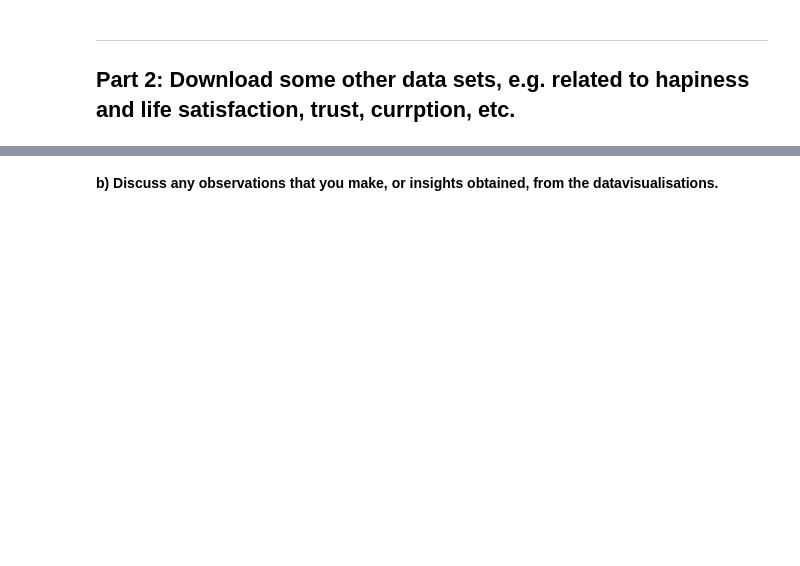
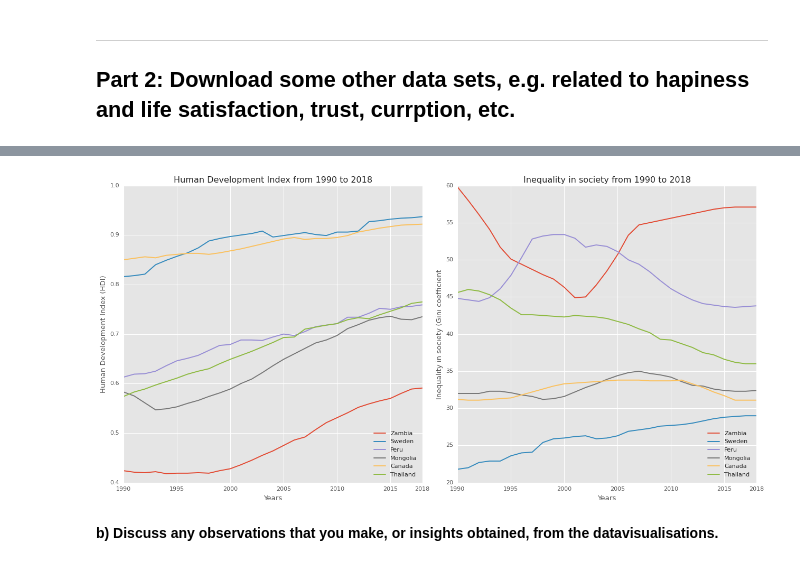
Before and after one commit to captainbalbin/dat405, a Jupyter notebook: assignments/assignment-1/notebook.ipynb, the cells around one changed output, grey strips where cells are left out. Drawn from its saved outputs; the diff is of its cells as text; code cells hidden in the pictures; blank space fills up the shorter version.

```diff
--- a/assignments/assignment-1/notebook.ipynb
+++ b/assignments/assignment-1/notebook.ipynb
@@ -30,2 +512,62 @@ State any assumptions and motivate decisions that you make when selecting data t
+# %%
+df_hdi = pd.read_csv("hdi_human_development_index.csv")
+#df_hdi.isnull().sum()
+df_hdi = df_hdi.set_index('country')
+plt.style.use(['ggplot'])
+
+df_gini = pd.read_csv("gini.csv")
+df_gini = df_gini.set_index('country')
+#print(df_gini)
+
+# create an array with string of years in order to utlise for specifc countries in a certain range
+years = []
+
+# range of years. set to 1990-2019 with the most useful data
+for i in range(1990, 2019):
+    years.append(str(i).zfill(1))
+
+#print(years)
+
+fig, [ax1, ax2] = plt.subplots(1,2, figsize=(16,8) )
+
+# used for debug if total axis appeared in dataframe
+#df_hdi.drop(['Total'], axis=1, inplace=True)
+#print(df_hdi)
+
+# create first plot of HDI
+ax1.plot(df_hdi.loc['Zambia', years], label='Zambia')
+ax1.plot(df_hdi.loc['Sweden', years], label='Sweden')
+ax1.plot(df_hdi.loc['Peru', years], label='Peru')
+ax1.plot(df_hdi.loc['Mongolia', years], label='Mongolia')
+ax1.plot(df_hdi.loc['Canada', years], label='Canada')
+ax1.plot(df_hdi.loc['Thailand', years], label='Thailand')
+
+# create second plot of Gini
+ax2.plot(df_gini.loc['Zambia', years], label='Zambia')
+ax2.plot(df_gini.loc['Sweden', years], label='Sweden')
+ax2.plot(df_gini.loc['Peru', years], label='Peru')
+ax2.plot(df_gini.loc['Mongolia', years], label='Mongolia')
+ax2.plot(df_gini.loc['Canada', years], label='Canada')
+ax2.plot(df_gini.loc['Thailand', years], label='Thailand')
+
+# Since subplots, ticks has to be set manually in order
+# for not to have all years displayed
+ax1.set_xticks([0, 5, 10, 15, 20, 25,28])
+ax1.set_xlabel("Years")
+ax1.set_ylabel("Human Development Index (HDI)")
+ax1.title.set_text('Human Development Index from 1990 to 2018')
+ax1.legend(loc='lower right')
+
+# subplot 2 settings
+ax2.set_xticks([0, 5, 10, 15, 20, 25,28])
+ax2.set_xlabel("Years")
+ax2.set_ylabel("Inequality in society (Gini coefficient")
+ax2.title.set_text('Inequality in society from 1990 to 2018')
+ax2.legend(loc='lower right')
+
+fig.tight_layout()
+plt.show()
+# %% [output]
+[figure, added]
 # %% [markdown]
 **b) Discuss any observations that you make, or insights obtained, from the datavisualisations.**
```
Also changed, not shown: parts of 24 cells of this notebook, 17 other files.
